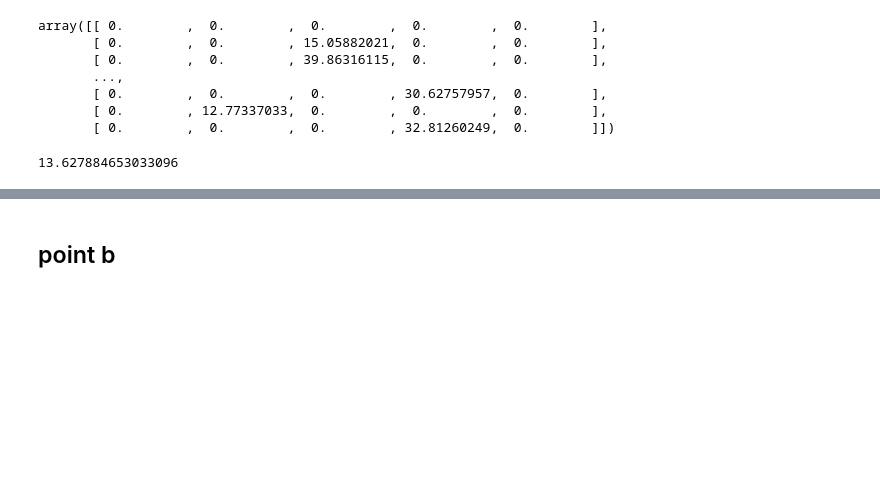
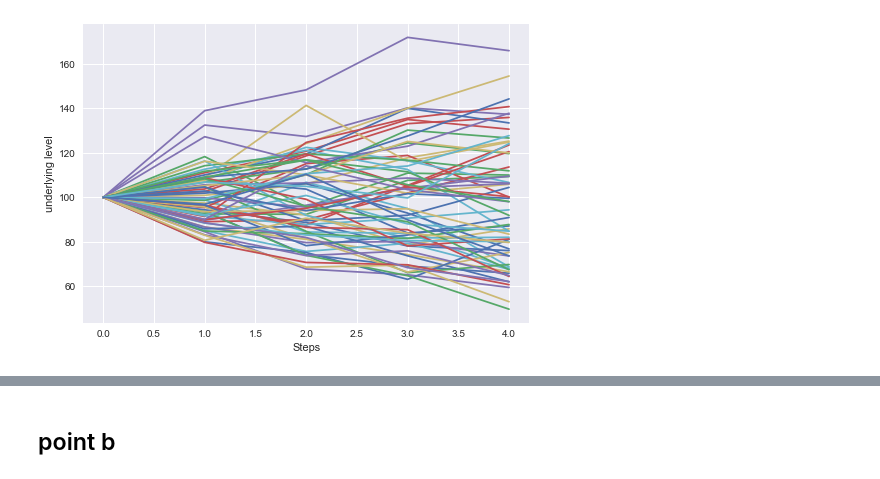
Before and after one commit to anitamezzetti/advanced_derivatives, a Jupyter notebook: problem_set_7/as7.ipynb, the cells around one changed output, grey strips where cells are left out. Drawn from its saved outputs; the diff is of its cells as text; code cells hidden in the pictures; blank space fills up the shorter version.

```diff
--- a/problem_set_7/as7.ipynb
+++ b/problem_set_7/as7.ipynb
@@ -5,14 +5,12 @@ import pandas as pd
 import datetime as dt
 import scipy.stats as si
 # %%
+### parameters
 S0 = 100
 K = 98
 T = [0,0.25,0.5,0.75,1]
-dt = 0.25
-r = 0
+r = .0
 delta = 0.02
-#q1 sigma cst = 23%
-sigma = 0.23
 mcpath = 1000
 n = len(T)
 #matrix N*5
@@ -29,4 +20,8 @@ S = np.zeros((mcpath,n))
 # %%
+n = len(T) # number of periods
+sigma = 0.23 # Constant sigma
+dt = 0.25 # Constat time interval
+S = np.zeros((mcpath,n))
 for i in range(0,mcpath):
     t = 0
     W = 0
@@ -37,7 +32,20 @@ for i in range(0,mcpath):
         else:
             W = np.random.normal(0,np.sqrt(dt))
             C[j]=np.exp((r-delta-0.5*sigma**2)*dt+sigma*W)
-        S[i,j] = np.prod(C)
+        S[i,j] = np.prod(C) # price path
+# %%
+sdff=pd.DataFrame(S)
+import matplotlib.pyplot as plt
+
+plt.style.use('seaborn')
+
+plt.plot(sdff.T.loc[:,0:1000:15])
+plt.grid(True)
+plt.xlabel('Steps')
+plt.ylabel('underlying level')
+plt.show()
+# %% [output]
+[figure, added]
 # %%
 # Compute A for t1 t2 t3 t3
 A = np.zeros((mcpath,n-1))
@@ -72,15 +82,0 @@ for i in range(1,n):
-# %%
-C
-# %% [output]
-array([[ 0.        ,  0.        ,  0.        ,  0.        ,  0.        ],
-       [ 0.        ,  0.        , 15.05882021,  0.        ,  0.        ],
-       [ 0.        ,  0.        , 39.86316115,  0.        ,  0.        ],
-       ...,
-       [ 0.        ,  0.        ,  0.        , 30.62757957,  0.        ],
-       [ 0.        , 12.77337033,  0.        ,  0.        ,  0.        ],
-       [ 0.        ,  0.        ,  0.        , 32.81260249,  0.        ]])
-# %%
-price = sum(sum(C))/mcpath
-price
-# %% [output]
-13.627884653033096
```
Also changed, not shown: parts of 24 cells of this notebook, 1 other file.
